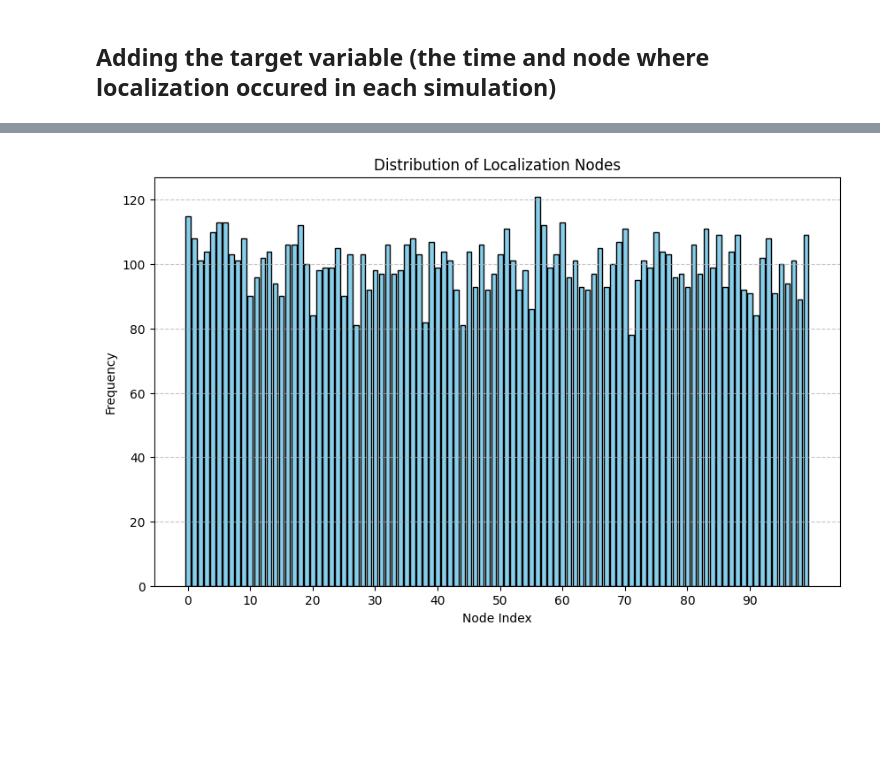
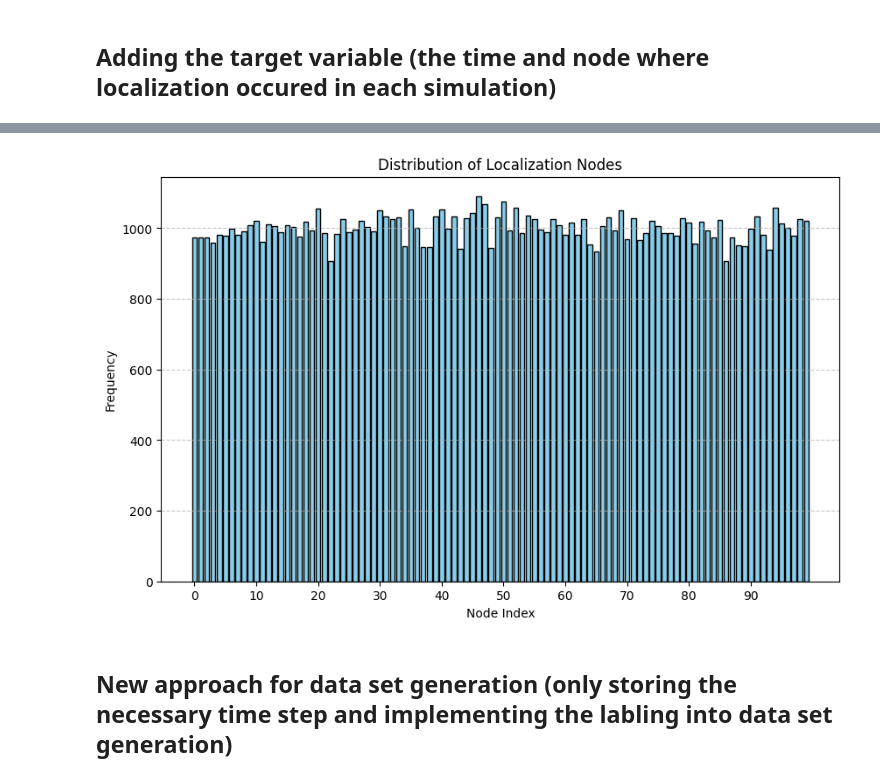
Before and after one commit to GFedor481/Sine-Gordon-Simulation-ML-Prediction, a Jupyter notebook: sine_gordon_project.ipynb, the cells around one changed output, grey strips where cells are left out. Drawn from its saved outputs; the diff is of its cells as text; code cells hidden in the pictures; blank space fills up the shorter version.

```diff
--- a/sine_gordon_project.ipynb
+++ b/sine_gordon_project.ipynb
@@ -258,7 +258,7 @@ Verifying the number of simulations
 import h5py
 
 # Open the HDF5 file in read mode
-filename = "sine_gordon_dataset.h5"
+filename = "sine_gordon_dataset_2.h5"
 with h5py.File(filename, 'r') as hf:
     # List all keys in the file
     all_keys = list(hf.keys())
@@ -409,4 +416,4 @@ def analyze_localization_distribution(filename):
 # %%
-filename = "sine_gordon_dataset.h5"
+filename = "sine_gordon_dataset_100k.h5"
 analyze_localization_distribution(filename)
 # %% [output]
@@ -413 +437,3 @@ analyze_localization_distribution(filename)
-[figure, old version]
+[figure, new version]
+# %% [markdown]
+## New approach for data set generation (only storing the necessary time step and implementing the labling into data set generation)
```
Also changed, not shown: parts of 29 cells of this notebook, 11 other files.
